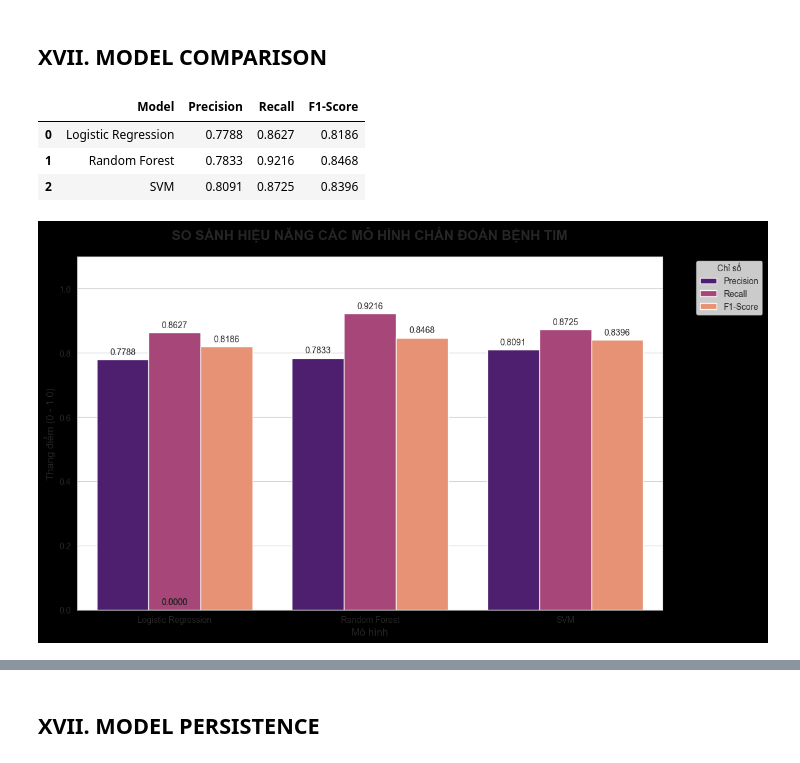
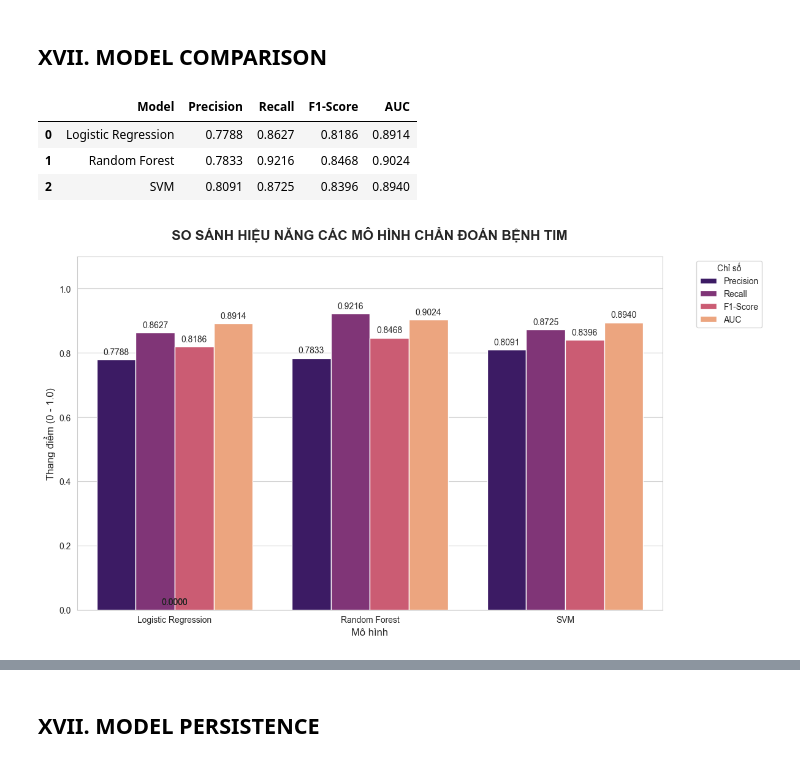
Before and after one commit to phat-05/heart-disease-classification, a Jupyter notebook: notebooks/project_analysis.ipynb, the cells around one changed output, grey strips where cells are left out. Saved outputs shown, nothing was run; the diff lists cells and outputs as text; code cells hidden in the pictures.

Commit message:
Update: comparisons,charts , ROC and add Docstring

```diff
--- a/notebooks/project_analysis.ipynb
+++ b/notebooks/project_analysis.ipynb
@@ -2109,54 +2111,104 @@ Mô hình SVM sau khi tối ưu hóa bằng GridSearchCV đã đạt được s
 # %% [markdown]
 ## XVII. MODEL COMPARISON
 # %%
-import pandas as pd
-import matplotlib.pyplot as plt
-import seaborn as sns
+"""
+BẢNG SO SÁNH HIỆU NĂNG TỔNG HỢP (MODEL COMPARISON TABLE)
 
-# Ket qua thuc te chay duoc
+Mục tiêu:
+    Tập hợp các chỉ số đánh giá quan trọng từ 3 mô hình (Logistic Regression,
+    Random Forest, SVM) để đưa ra cái nhìn tổng quan và lựa chọn mô hình tối ưu.
+
+Các chỉ số bao gồm:
+    - Test_Precision: Khả năng dự đoán chính xác ca dương tính.
+    - Test_Recall: Khả năng không bỏ sót bệnh nhân (Chỉ số ưu tiên).
+    - Test_F1: Sự cân bằng giữa Precision và Recall.
+    - Test_ROC_AUC: Năng lực phân loại tổng quát của mô hình.
+
+Đầu ra:
+    Pandas DataFrame chứa bảng so sánh chi tiết đã được làm tròn 4 chữ số.
+"""
 data = {
     'Model': ['Logistic Regression', 'Random Forest', 'SVM'],
-    'Precision': [0.7788, 0.7833, 0.8091],
-    'Recall': [0.8627, 0.9216, 0.8725],
-    'F1-Score': [0.8186, 0.8468, 0.8396]
+    'Precision': [
+        lr_metrics['Test_Precision'],
+        rf_metrics['Test_Precision'],
+        svm_metrics['Test_Precision']
+    ],
+    'Recall': [
+        lr_metrics['Test_Recall'],
+        rf_metrics['Test_Recall'],
+        svm_metrics['Test_Recall']
+    ],
+    'F1-Score': [
+        lr_metrics['Test_F1'],
+        rf_metrics['Test_F1'],
+        svm_metrics['Test_F1']
+    ],
+    'AUC': [
+        lr_metrics['Test_ROC_AUC'],
+        rf_metrics['Test_ROC_AUC'],
+        svm_metrics['Test_ROC_AUC']
+    ]
 }
 
 df_compare = pd.DataFrame(data)
+
+# Làm tròn 4 chữ số thập phân
+df_compare = df_compare.round(4)
+
 display(df_compare)
 # %% [output]
-|  | Model | Precision | Recall | F1-Score |
-| 0 | Logistic Regression | 0.7788 | 0.8627 | 0.8186 |
-| 1 | Random Forest | 0.7833 | 0.9216 | 0.8468 |
-| 2 | SVM | 0.8091 | 0.8725 | 0.8396 |
+|  | Model | Precision | Recall | F1-Score | AUC |
+| 0 | Logistic Regression | 0.7788 | 0.8627 | 0.8186 | 0.8914 |
+| 1 | Random Forest | 0.7833 | 0.9216 | 0.8468 | 0.9024 |
+| 2 | SVM | 0.8091 | 0.8725 | 0.8396 | 0.8940 |
 # %%
+"""
+BIỂU ĐỒ CỘT SO SÁNH HIỆU NĂNG (MULTI-METRIC BAR CHART)
+
+Mục tiêu:
+    Trực quan hóa sự khác biệt giữa các chỉ số Precision, Recall, F1-Score và AUC
+    của 3 mô hình trên cùng một hệ trục tọa độ.
+
+Ý nghĩa phân tích:
+    - Trục X: Đại diện cho 3 thuật toán đã triển khai (LR, RF, SVM).
+    - Trục Y: Thang điểm chuẩn hóa từ 0 đến 1.0.
+    - Annotations: Hiển thị giá trị số cụ thể trên đầu mỗi cột để hỗ trợ việc
+      so sánh định lượng chính xác mà không cần đối chiếu lại bảng DataFrame.
+    - Màu sắc (Palette 'magma'): Giúp phân biệt rõ ràng giữa các loại chỉ số
+      khác nhau, tăng tính thẩm mỹ cho báo cáo.
+
+Đầu ra:
+    Biểu đồ cột nhóm (Grouped Bar Chart) .
+"""
 # 1. Chuyển dữ liệu sang dạng 'long-format' để Seaborn hiểu được
 df_plot = df_compare.melt(id_vars='Model', var_name='Metric', value_name='Score')
 
 # 2. Vẽ biểu đồ so sánh
 plt.figure(figsize=(12, 7))
 sns.set_style("whitegrid")
 
 # Vẽ cột so sánh
 ax = sns.barplot(data=df_plot, x='Model', y='Score', hue='Metric', palette='magma')
 
 # Thêm con số cụ thể lên đầu mỗi cột cho dễ nhìn
 for p in ax.patches:
     ax.annotate(format(p.get_height(), '.4f'),
                 (p.get_x() + p.get_width() / 2., p.get_height()),
                 ha = 'center', va = 'center',
                 xytext = (0, 9),
                 textcoords = 'offset points',
                 fontsize=10)
 
 # Cấu hình tiêu đề và trục
 plt.title('SO SÁNH HIỆU NĂNG CÁC MÔ HÌNH CHẨN ĐOÁN BỆNH TIM', fontsize=16, fontweight='bold', pad=20)
 plt.ylabel('Thang điểm (0 - 1.0)', fontsize=12)
 plt.xlabel('Mô hình', fontsize=12)
 plt.ylim(0, 1.1) # Tăng giới hạn một chút để không bị đè số lên đầu
 plt.legend(title='Chỉ số', bbox_to_anchor=(1.05, 1), loc='upper left')
 
 plt.tight_layout()
 plt.show()
 # %% [output]
-[figure, old version]
+[figure, new version]
 # %% [markdown]
```
Also changed, not shown: parts of 5 cells of this notebook, 41 other files.
